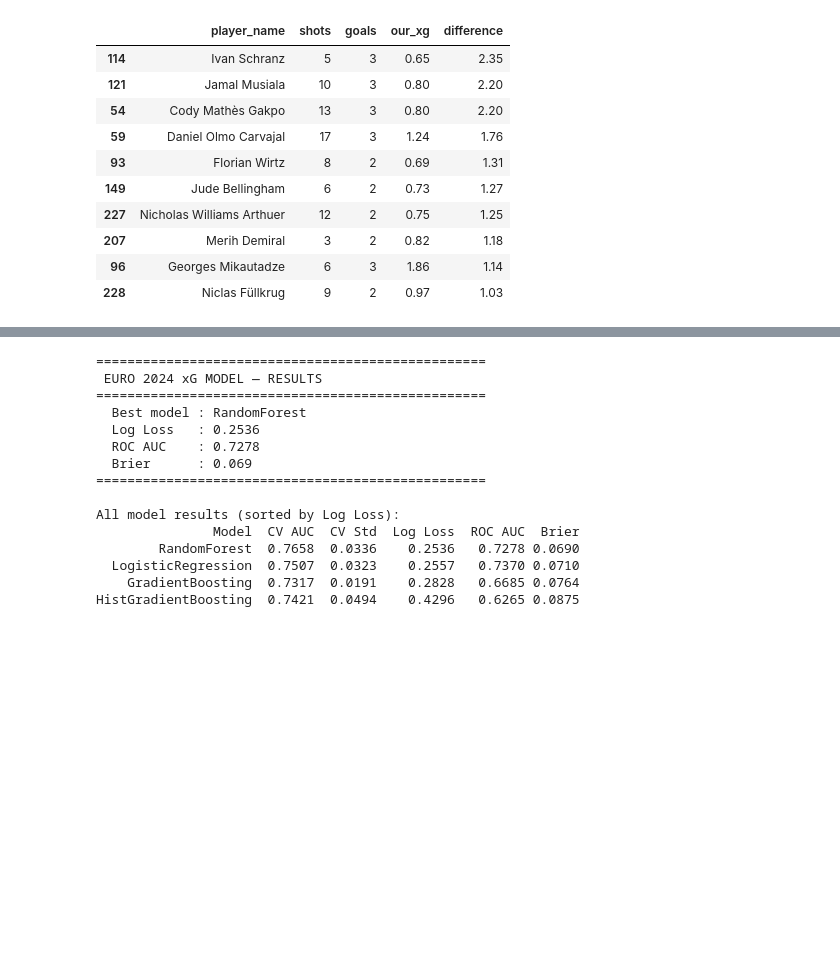
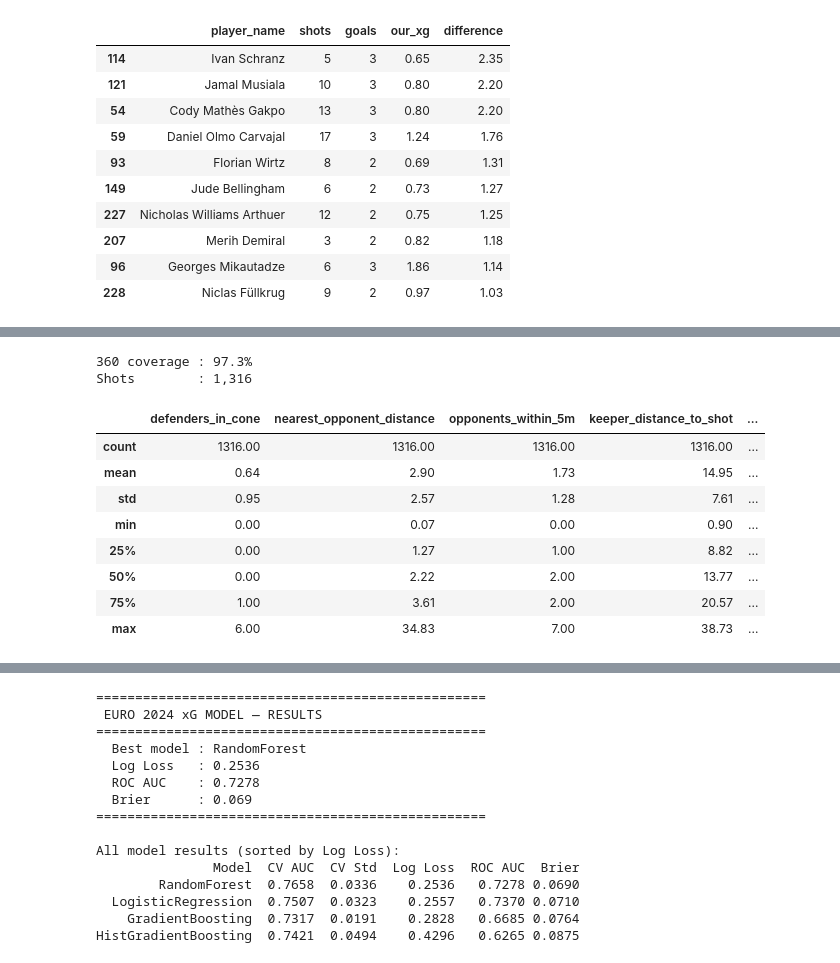
Before and after one commit to amunshi10/euro2024-xg-model, a Jupyter notebook: notebooks/euro2024_xg_model.ipynb, the cells around one changed output, grey strips where cells are left out. Saved outputs shown, nothing was run; the diff lists cells and outputs as text; code cells hidden in the pictures; blank space fills up the shorter version.

```diff
--- a/notebooks/euro2024_xg_model.ipynb
+++ b/notebooks/euro2024_xg_model.ipynb
@@ -545,0 +571,21 @@ player_summary.head(10)
+# %%
+df_360 = load_data('../data/euro2024_shots_360.csv')
+df_360 = engineer_features(df_360)
+df_360 = clean_data(df_360)
+df_360 = engineer_freeze_frame_features(df_360)
+
+print(f"360 coverage : {df_360['has_360'].mean():.1%}")
+print(f"Shots        : {len(df_360):,}")
+df_360[FREEZE_FRAME_FEATURE_COLS + ['has_360']].describe().round(2)
+# %% [output]
+360 coverage : 97.3%
+Shots        : 1,316
+|  | defenders_in_cone | nearest_opponent_distance | opponents_within_5m | keeper_distance_to_shot | ... |
+| count | 1316.00 | 1316.00 | 1316.00 | 1316.00 | ... |
+| mean | 0.64 | 2.90 | 1.73 | 14.95 | ... |
+| std | 0.95 | 2.57 | 1.28 | 7.61 | ... |
+| min | 0.00 | 0.07 | 0.00 | 0.90 | ... |
+| 25% | 0.00 | 1.27 | 1.00 | 8.82 | ... |
+| 50% | 0.00 | 2.22 | 2.00 | 13.77 | ... |
+| 75% | 1.00 | 3.61 | 2.00 | 20.57 | ... |
+| max | 6.00 | 34.83 | 7.00 | 38.73 | ... |
```
Also changed, not shown: parts of 9 cells of this notebook, 9 other files.
